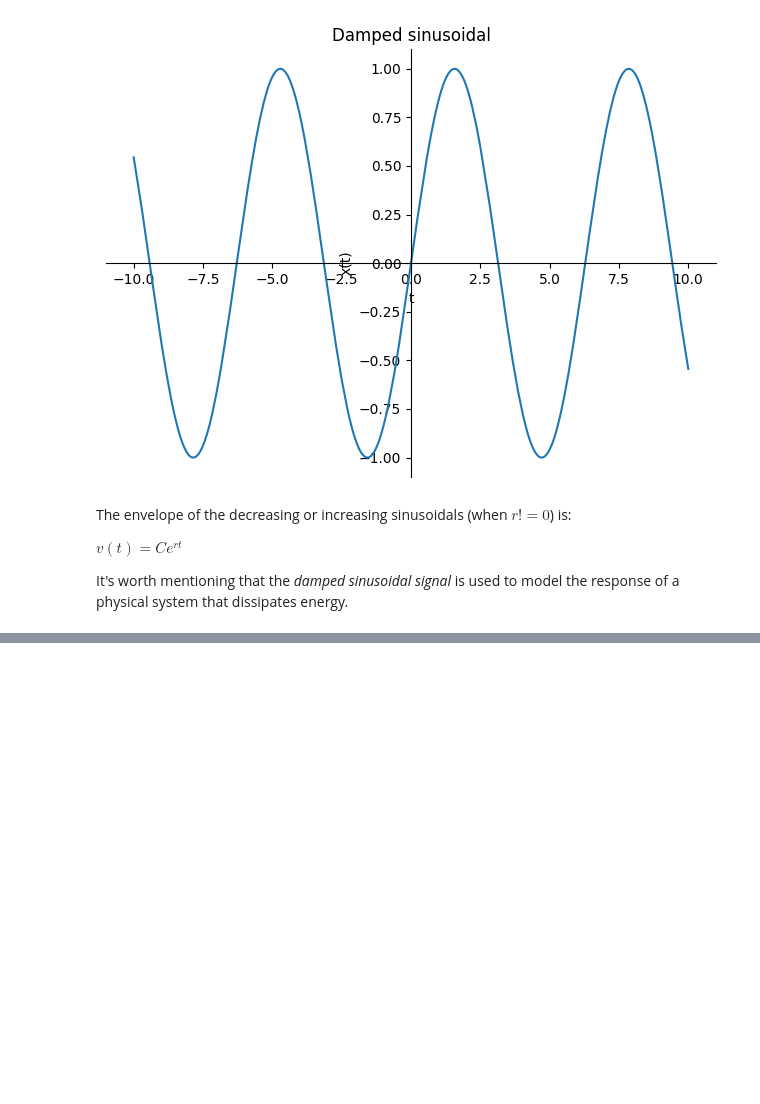
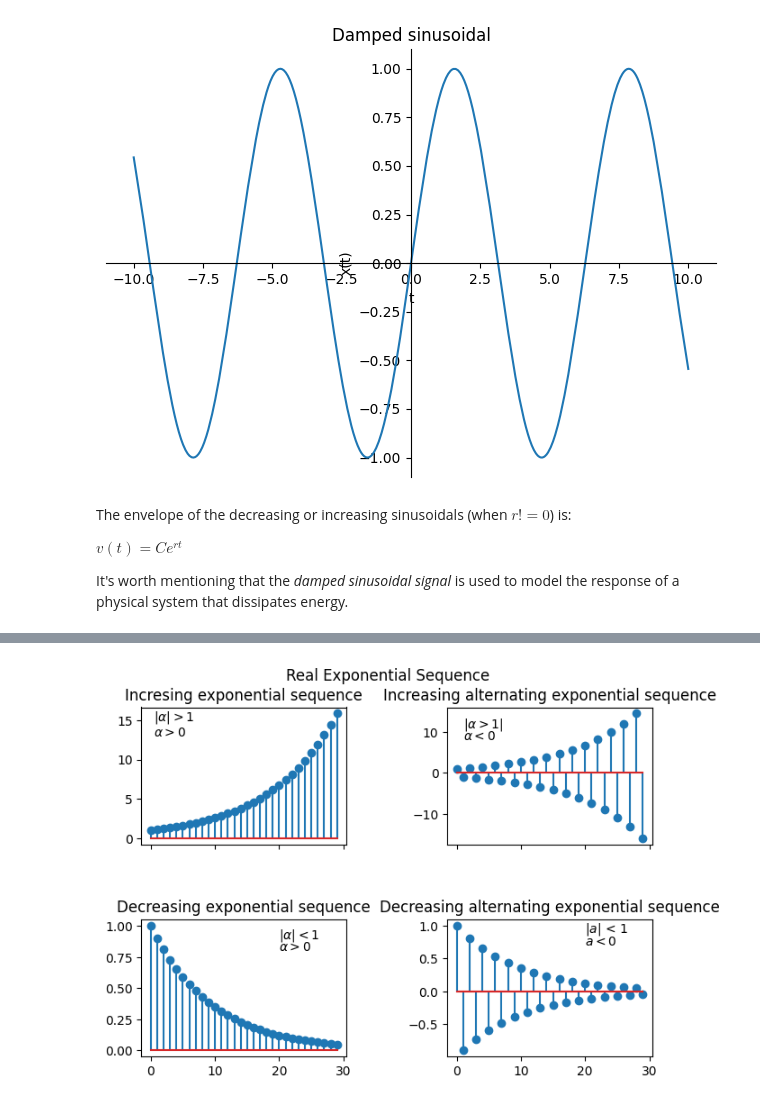
Before and after one commit to zjukd00m/SignalsAndSystems, a Jupyter notebook: Introduction/labs-01-exponentials.ipynb, the cells around one changed output, grey strips where cells are left out. Drawn from its saved outputs; the diff is of its cells as text; code cells hidden in the pictures; blank space fills up the shorter version.

Commit message:
The discrete time exponential sequence (in progress)

```diff
--- a/Introduction/labs-01-exponentials.ipynb
+++ b/Introduction/labs-01-exponentials.ipynb
@@ -337,0 +374,64 @@ It's worth mentioning that the _damped sinusoidal signal_ is used to model the r
+# %%
+N = 1
+n = np.arange(30)
+# %%
+# The real exponential sequence
+def exp(C: float, a: float, n):
+    # Turn 'a' into a numpy array of the float64 type to avoid
+    # raising the warning when trying to raise a negative number
+    # to a floating point number. Example: -2 ** 1.3444
+    alpha = np.array([a], dtype=np.float64)
+    return C * np.power(alpha, n)
+# %%
+fig, axs = plt.subplots(2, 2, sharex=True)
+
+fig.suptitle("Real Exponential Sequence")
+
+fig.tight_layout(h_pad=5, w_pad=5)
+
+# Increasing exponential sequence
+y_n = exp(C=1, a=1.1, n=n)
+
+_plot = axs[0][0]
+
+_plot.set_title("Incresing exponential sequence")
+_plot.text(0.5, 15, r"$|\alpha| > 1$")
+_plot.text(0.5, 13, r"$\alpha > 0$")
+
+_ = _plot.stem(n, y_n)
+
+# --- sequence
+y_2n = exp(C=1, a=-1.1, n=n)
+
+_plot = axs[0][1]
+
+_plot.set_title("Increasing alternating exponential sequence")
+_plot.text(1, 11, r"$|\alpha > 1|$")
+
+_plot.text(1, 8, r"$\alpha < 0$")
+
+_ = _plot.stem(n, y_2n)
+
+# Decreasing exponential sequence
+y_3n = exp(C=1, a=0.9, n=n)
+
+_plot = axs[1][0]
+
+_plot.set_title("Decreasing exponential sequence")
+_plot.text(20, 0.9, r"$|\alpha| < 1$")
+_plot.text(20, 0.8, r"$\alpha > 0$")
+
+_ = _plot.stem(n, y_3n)
+
+# --- sequence
+y_4n = exp(C=1, a=-0.9, n=n)
+
+_plot = axs[1][1]
+
+_plot.set_title("Decreasing alternating exponential sequence")
+_plot.text(20, 0.9, r"$|a|$ < 1")
+_plot.text(20, 0.7, r"$a < 0$")
+
+_ = _plot.stem(n, y_4n)
+# %% [output]
+[figure, added]
```
Also changed, not shown: parts of 11 cells of this notebook.
